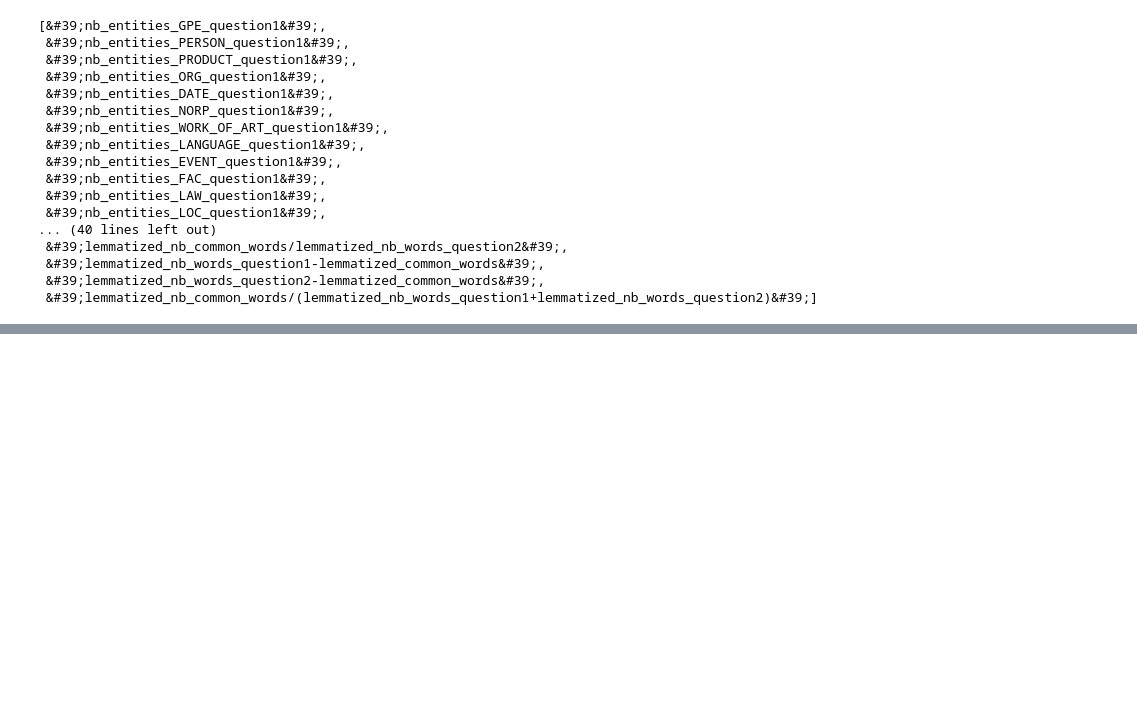
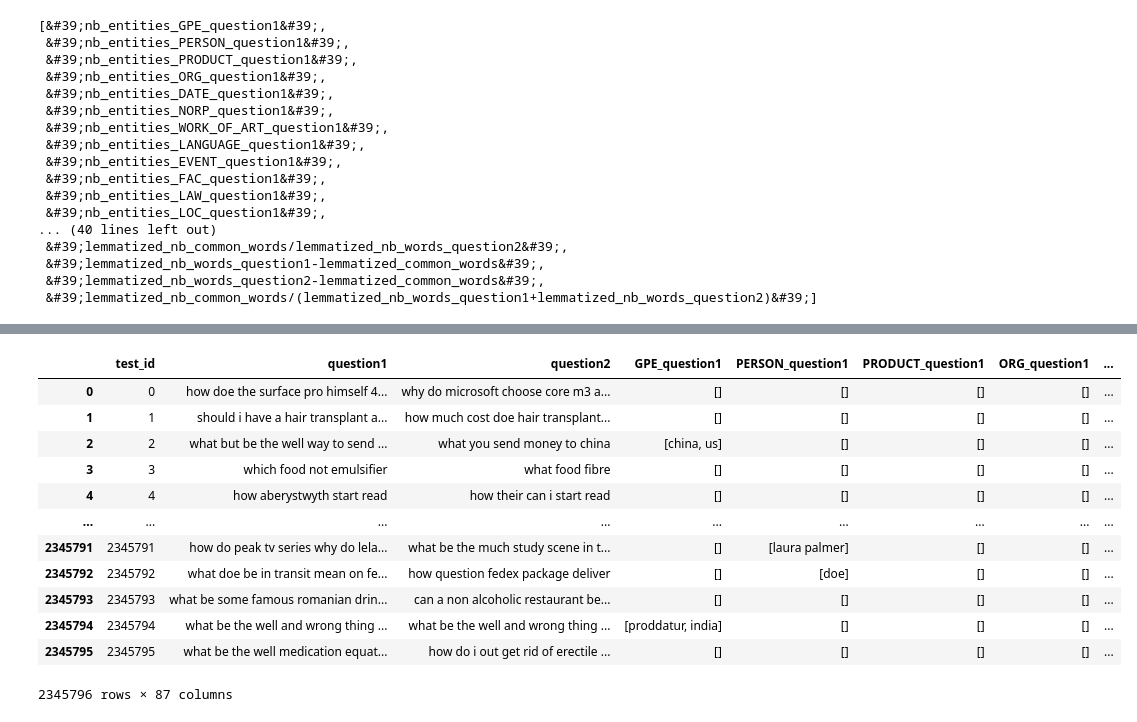
Before and after one commit to acharroux/QuoraPairs, a Jupyter notebook: BruteForce/spacy_preprocess.ipynb, the cells around one changed output, grey strips where cells are left out. Saved outputs shown, nothing was run; the diff lists cells and outputs as text; code cells hidden in the pictures; blank space fills up the shorter version.

```diff
--- a/BruteForce/spacy_preprocess.ipynb
+++ b/BruteForce/spacy_preprocess.ipynb
@@ -1139,0 +749,23 @@ ALL_TRAIN_NUMERIC_COLUMNS
+# %%
+
+spacy_nlp = spacy.load('en_core_web_md',disable=['tagger','parser','textcat'])
+# %%
+
+
+def spacy_similarity(dataframe):
+    start = time.time()
+    similarities = list()
+    print_info('Compute spacy similarities')
+    for d1,d2 in tqdm(
+        zip(
+            spacy_nlp.pipe(dataframe['question1'],batch_size=1000,n_process=os.cpu_count()-1),
+            spacy_nlp.pipe(dataframe['question2'],batch_size=1000,n_process=os.cpu_count()-1)),
+        total=len(dataframe)):
+        similarities.append(d1.similarity(d2))
+    dataframe['spacy_similarity'] = similarities
+    print_done('Done',top=start)
+    return dataframe
+
+
+train_dataframe = load_or_build_dataframe('Training data: compute spacy similarities','training_simmilarities',spacy_similarity,train_dataframe)
+challenge_dataframe = load_or_build_dataframe('Challenge data: compute spacy similarities','challenge_similarities',spacy_similarity,challenge_dataframe)
@@ -1139,0 +786,16 @@ ALL_TRAIN_NUMERIC_COLUMNS
+# %%
+challenge_dataframe
+# %% [output]
+|  | test_id | question1 | question2 | GPE_question1 | PERSON_question1 | PRODUCT_question1 | ORG_question1 | ... |
+| 0 | 0 | how doe the surface pro himself 4... | why do microsoft choose core m3 a... | [] | [] | [] | [] | ... |
+| 1 | 1 | should i have a hair transplant a... | how much cost doe hair transplant... | [] | [] | [] | [] | ... |
+| 2 | 2 | what but be the well way to send ... | what you send money to china | [china, us] | [] | [] | [] | ... |
+| 3 | 3 | which food not emulsifier | what food fibre | [] | [] | [] | [] | ... |
+| 4 | 4 | how aberystwyth start read | how their can i start read | [] | [] | [] | [] | ... |
+| ... | ... | ... | ... | ... | ... | ... | ... | ... |
+| 2345791 | 2345791 | how do peak tv series why do lela... | what be the much study scene in t... | [] | [laura palmer] | [] | [] | ... |
+| 2345792 | 2345792 | what doe be in transit mean on fe... | how question fedex package deliver | [] | [doe] | [] | [] | ... |
+| 2345793 | 2345793 | what be some famous romanian drin... | can a non alcoholic restaurant be... | [] | [] | [] | [] | ... |
+| 2345794 | 2345794 | what be the well and wrong thing ... | what be the well and wrong thing ... | [proddatur, india] | [] | [] | [] | ... |
+| 2345795 | 2345795 | what be the well medication equat... | how do i out get rid of erectile ... | [] | [] | [] | [] | ... |
+2345796 rows × 87 columns
```
Also changed, not shown: parts of 20 cells of this notebook, 2 other files.
